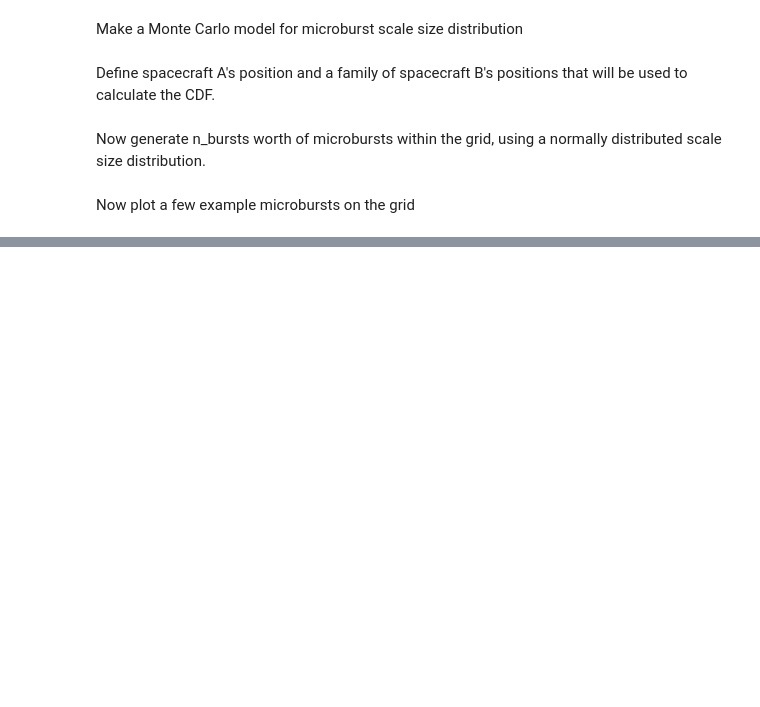
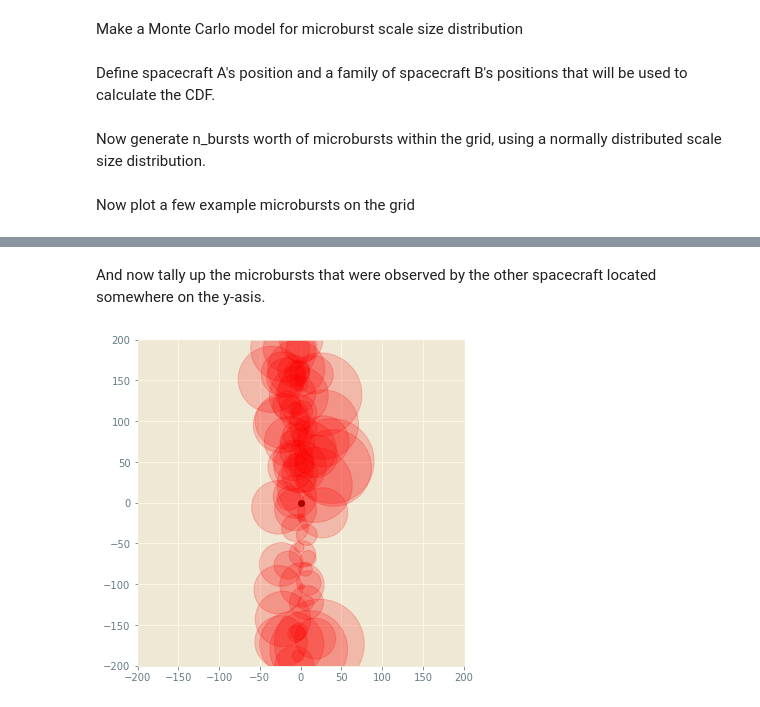
Before and after one commit to mshumko/ac6_microburst_scale_sizes, a Jupyter notebook: models/microburst_size_dist_monte_carlo.ipynb, the cells around one changed output, grey strips where cells are left out. Saved outputs shown, nothing was run; the diff lists cells and outputs as text; code cells hidden in the pictures; blank space fills up the shorter version.

```diff
--- a/models/microburst_size_dist_monte_carlo.ipynb
+++ b/models/microburst_size_dist_monte_carlo.ipynb
@@ -47,0 +51,2 @@ ax.set_aspect(1.0)
+# %%
+bins = cdf_data[:, 0]
@@ -47,0 +92,22 @@ ax.set_aspect(1.0)
+# %% [markdown]
+And now tally up the microbursts that were observed by the other spacecraft located somewhere on the y-asis.
+# %%
+n_bins = np.zeros(len(bins)-1)
+fig, ax = plt.subplots(figsize=(6, 6))
+for bx, by, br in zip(burst_x, burst_y, burst_size):
+    if circle_intersect([0, 0, 0, 10], [bx, by, br]):
+        # If a circle intersected the y-asis, calculate
+        # which bin(s) that circle would have intersected.
+        # Now iterate over the separation bins and check
+        # if the circle was in that bin.
+        for i, (bin_i, bin_f) in enumerate(zip(bins[:-1], bins[1:])):
+            # Interpolate between the bins.
+            # np.intterp()
+        #if dist(bx, by, 0, 0) < br:
+#         n_origin += 1
+        ax.add_artist(plt.Circle((bx, by), br, color='r', alpha=0.2))
+plt.xlim(-grid_size, grid_size); plt.ylim(-grid_size, grid_size)
+plt.scatter(*sc_A, c='k')
+ax.set_aspect(1.0)
+# %% [output]
+[figure, added]
```
Also changed, not shown: parts of 5 cells of this notebook.
